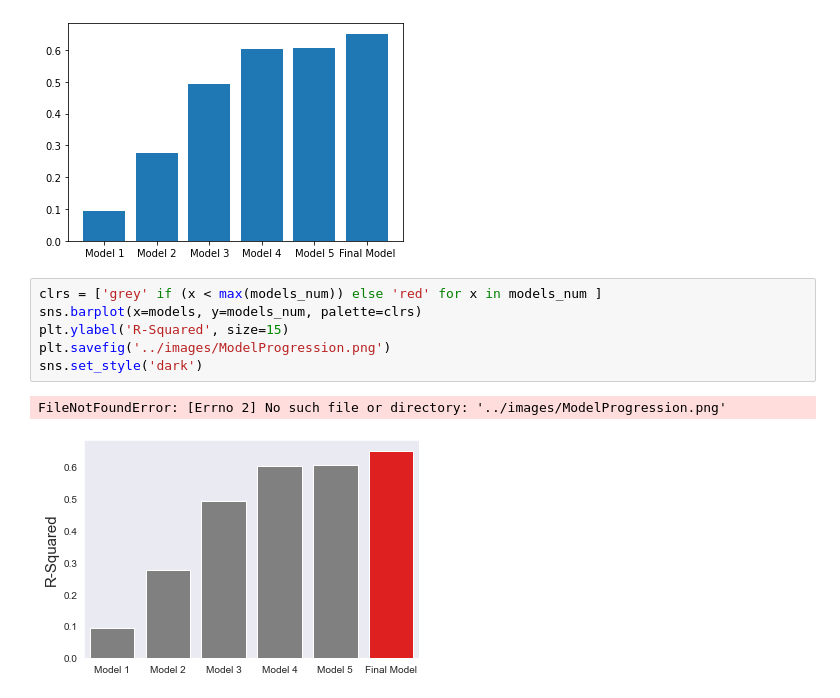
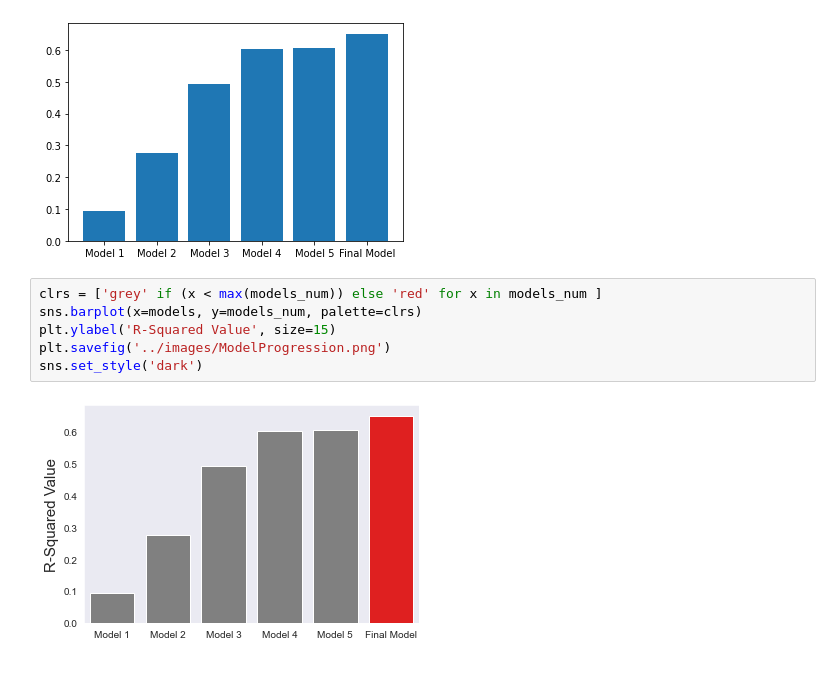
Before and after one commit to zach-hanly/housing_data_project, a Jupyter notebook: colin/student.ipynb, the cells around one changed output. Drawn from its saved outputs; the diff is of its cells as text.

Commit message:
added new image

```diff
--- a/colin/student.ipynb
+++ b/colin/student.ipynb
@@ -621,9 +621,8 @@ plt.bar(models, height=models_num )
 # %%
 clrs = ['grey' if (x < max(models_num)) else 'red' for x in models_num ]
 sns.barplot(x=models, y=models_num, palette=clrs)
-plt.ylabel('R-Squared', size=15)
+plt.ylabel('R-Squared Value', size=15)
 plt.savefig('../images/ModelProgression.png')
 sns.set_style('dark')
 # %% [output]
-FileNotFoundError: [Errno 2] No such file or directory: '../images/ModelProgression.png'
-[figure, old version]
+[figure, new version]
```
Also changed, not shown: parts of 8 cells of this notebook, 1 other file.
